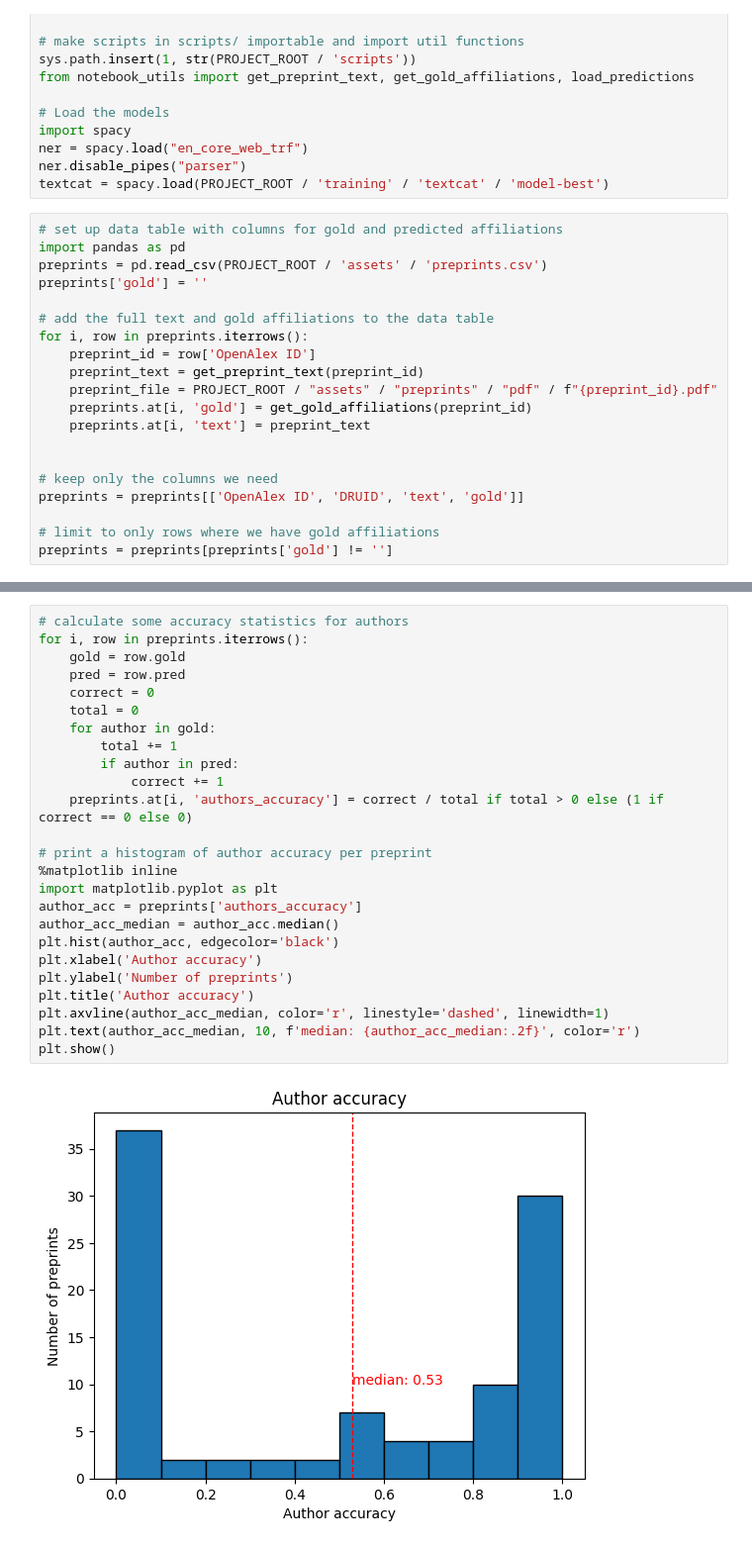
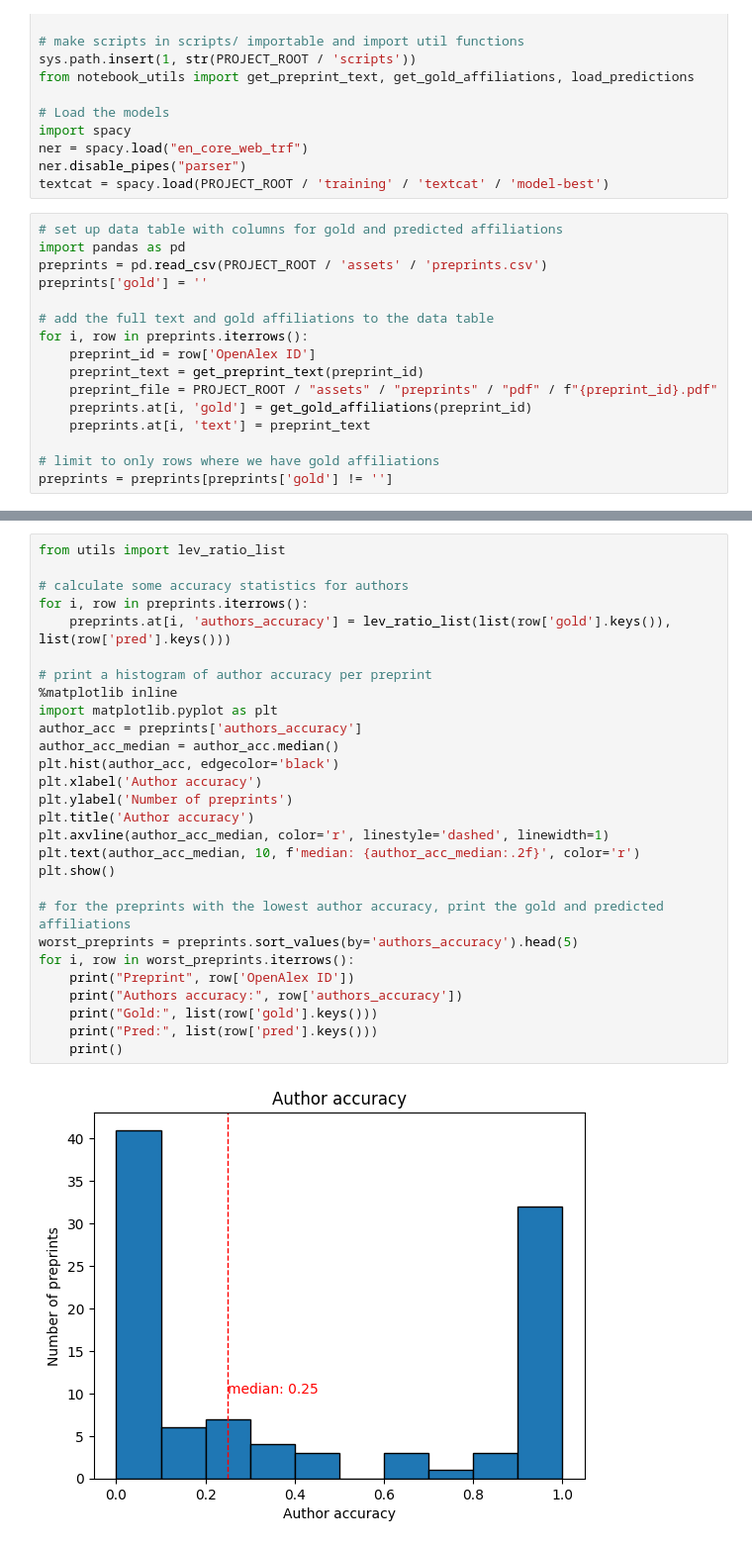
Before and after one commit to sul-dlss-labs/preprint_affiliation_parsing, a Jupyter notebook: notebooks/spacy_eval.ipynb, the cells around one changed output, grey strips where cells are left out. Shown at 99% size. Cells and saved outputs as stored; diff of their text form.

Commit message:
Add grobid author accuracy analysis

```diff
--- a/notebooks/spacy_eval.ipynb
+++ b/notebooks/spacy_eval.ipynb
@@ -39,10 +39,6 @@ for i, row in preprints.iterrows():
     preprints.at[i, 'gold'] = get_gold_affiliations(preprint_id)
     preprints.at[i, 'text'] = preprint_text
 
-
-# keep only the columns we need
-preprints = preprints[['OpenAlex ID', 'DRUID', 'text', 'gold']]
-
 # limit to only rows where we have gold affiliations
 preprints = preprints[preprints['gold'] != '']
 # %%
@@ -91,27 +84,30 @@ Error analyzing W4226047880: No affiliations found in document.
 # %%
+from utils import lev_ratio_list
+
 # calculate some accuracy statistics for authors
 for i, row in preprints.iterrows():
-    gold = row.gold
-    pred = row.pred
-    correct = 0
-    total = 0
-    for author in gold:
-        total += 1
-        if author in pred:
-            correct += 1
-    preprints.at[i, 'authors_accuracy'] = correct / total if total > 0 else (1 if correct == 0 else 0)
+    preprints.at[i, 'authors_accuracy'] = lev_ratio_list(list(row['gold'].keys()), list(row['pred'].keys()))
 
 # print a histogram of author accuracy per preprint
 %matplotlib inline
 import matplotlib.pyplot as plt
 author_acc = preprints['authors_accuracy']
 author_acc_median = author_acc.median()
 plt.hist(author_acc, edgecolor='black')
 plt.xlabel('Author accuracy')
 plt.ylabel('Number of preprints')
 plt.title('Author accuracy')
 plt.axvline(author_acc_median, color='r', linestyle='dashed', linewidth=1)
 plt.text(author_acc_median, 10, f'median: {author_acc_median:.2f}', color='r')
 plt.show()
+
+# for the preprints with the lowest author accuracy, print the gold and predicted affiliations
+worst_preprints = preprints.sort_values(by='authors_accuracy').head(5)
+for i, row in worst_preprints.iterrows():
+    print("Preprint", row['OpenAlex ID'])
+    print("Authors accuracy:", row['authors_accuracy'])
+    print("Gold:", list(row['gold'].keys()))
+    print("Pred:", list(row['pred'].keys()))
+    print()
 # %% [output]
-[figure, old version]
+[figure, new version]
```
Also changed, not shown: parts of 3 cells of this notebook, 4 other files.
